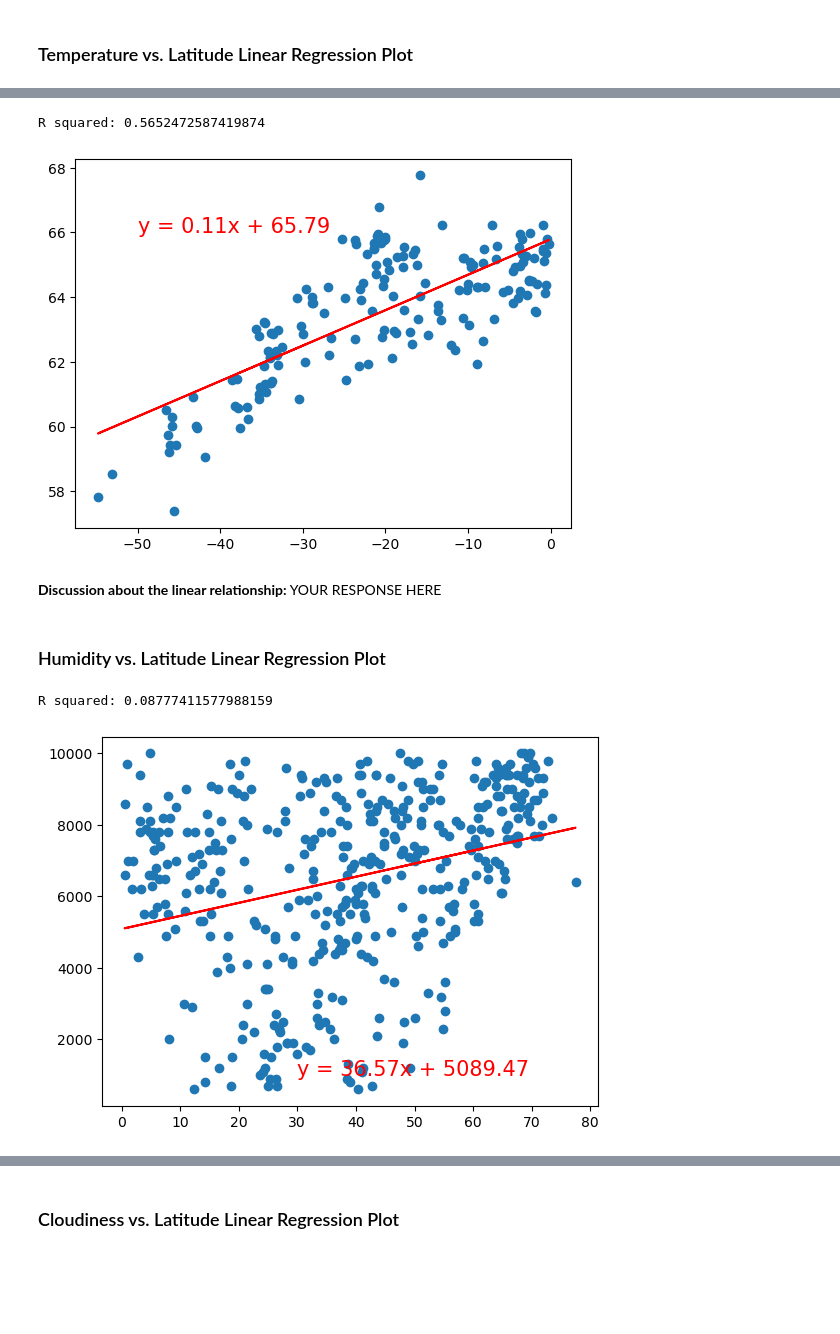
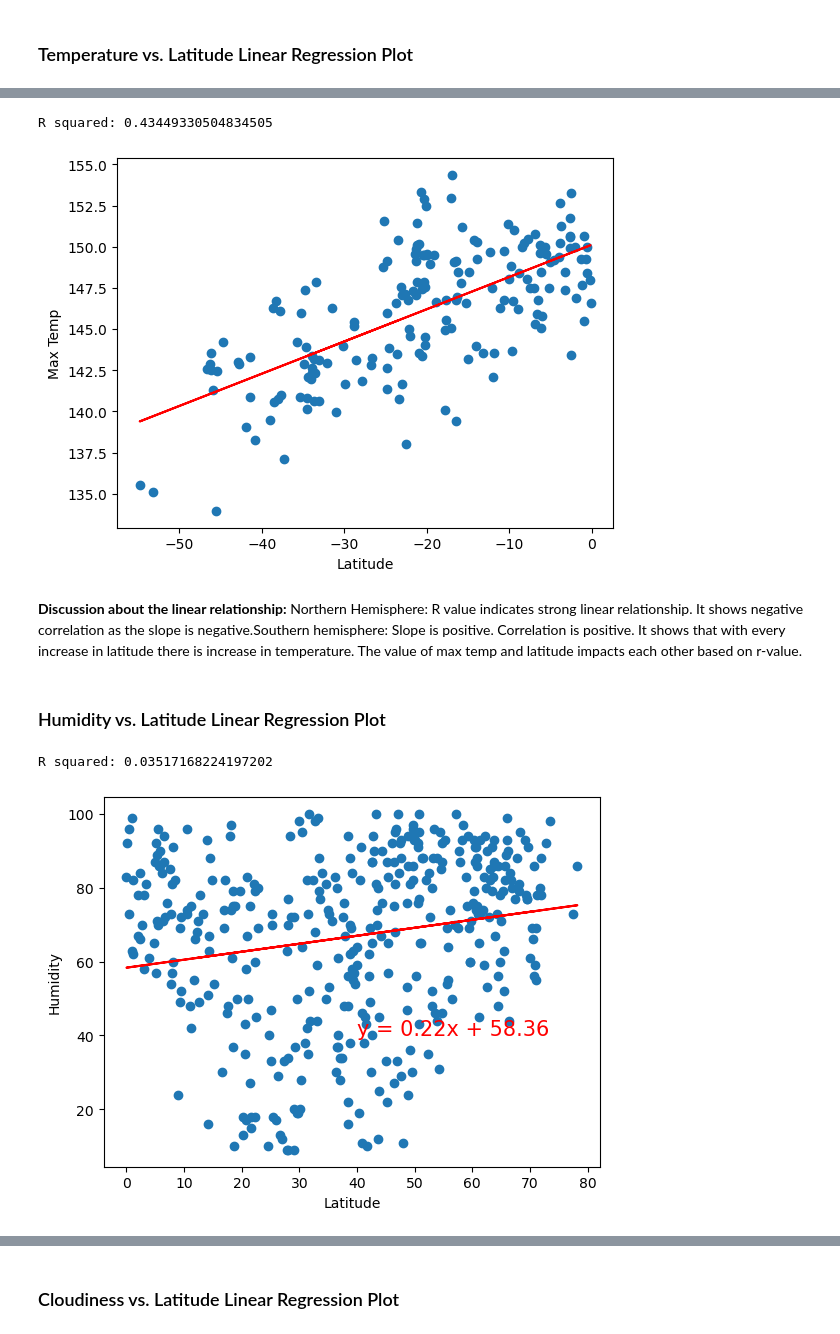
Before and after one commit to asfiafatima/python-api-challenge, a Jupyter notebook: WeatherPy/WeatherPy.ipynb, the cells around one changed output, grey strips where cells are left out. Saved outputs shown, nothing was run; the diff lists cells and outputs as text; code cells hidden in the pictures; blank space fills up the shorter version.

```diff
--- a/WeatherPy/WeatherPy.ipynb
+++ b/WeatherPy/WeatherPy.ipynb
@@ -313,6 +300,9 @@ plt.show()
 # %%
 # Define a function to create Linear Regression plots
 def create_linear_regression_plot(x_values, y_values, x_label, y_label):
+ slope,intercept, r_value, p_value, std_err= linregress(x_values, y_values)
+ regress_values = x_values * slope + intercept
+ line_eq = "y = " + str(round(slope,2)) + "x + " + str(round(intercept,2))
 # %%
 # Create a DataFrame with the Northern Hemisphere data (Latitude >= 0)
 
@@ -393,6 +385,8 @@ line_eq = "y = " + str(round(slope,2)) + "x + " + str(round(intercept,2))
 create_linear_regression_plot(x_values, y_values, x_label, y_label)
 # Plot scatter plot
 plt.scatter(x_values,y_values)
+plt.xlabel(x_label)
+plt.ylabel(y_label)
 
 # Plot regression line
 plt.plot(x_values,regress_values,"r-")
@@ -404,43 +398,45 @@ print(f"R squared: {r_value**2}")
 # Show plot
 plt.show()
 # %% [output]
-R squared: 0.5652472587419874
+R squared: 0.43449330504834505
-[figure, old version]
+[figure, new version]
-# %% [markdown]
-**Discussion about the linear relationship:** YOUR RESPONSE HERE
+# %% [markdown]
+**Discussion about the linear relationship:** Northern Hemisphere: R value indicates strong linear relationship. It shows negative correlation as the slope is negative.Southern hemisphere: Slope is positive. Correlation is positive. It shows that with every increase in latitude there is increase in temperature. The value of max temp and latitude impacts each other based on r-value.
 # %% [markdown]
 ### Humidity vs. Latitude Linear Regression Plot
 # %%
 # Northern Hemisphere
 # Linear regression on Northern Hemisphere
 x_values=northern_hemi_df["Lat"].astype("float")
 y_values=northern_hemi_df["Humidity"].astype("float")
 x_label="Latitude"
 y_label="Humidity"
 
 # Perform linear regression
 (slope, intercept, r_value, p_value, std_err) = linregress(x_values, y_values)
 regress_values = x_values * slope + intercept
 line_eq = "y = " + str(round(slope,2)) + "x + " + str(round(intercept,2))
 
 
 #call linear function
 create_linear_regression_plot(x_values, y_values, x_label, y_label)
 # Plot scatter plot
 plt.scatter(x_values,y_values)
+plt.xlabel(x_label)
+plt.ylabel(y_label)
 
 # Plot regression line
 plt.plot(x_values,regress_values,"r-")
-plt.annotate(line_eq,(30,1000),fontsize=15,color="red")
+plt.annotate(line_eq,(40,40),fontsize=15,color="red")
 
 # Print r square value
 print(f"R squared: {r_value**2}")
 
 # Show plot
 plt.show()
 # %% [output]
-R squared: 0.08777411577988159
+R squared: 0.03517168224197202
-[figure, old version]
+[figure, new version]
 # %%
 # Southern Hemisphere
 x_values=southern_hemi_df["Lat"].astype("float")
```
Also changed, not shown: parts of 24 cells of this notebook, 6 other files.
